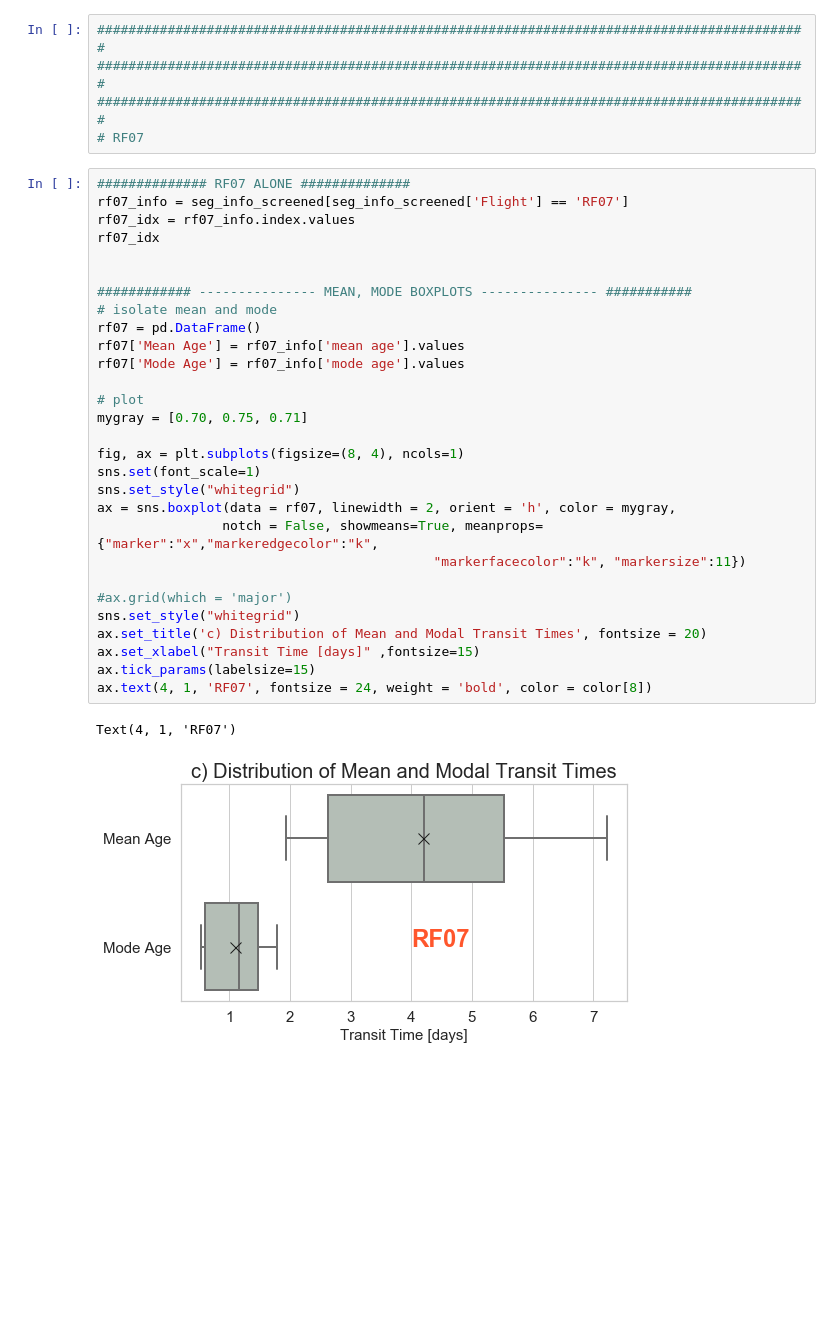
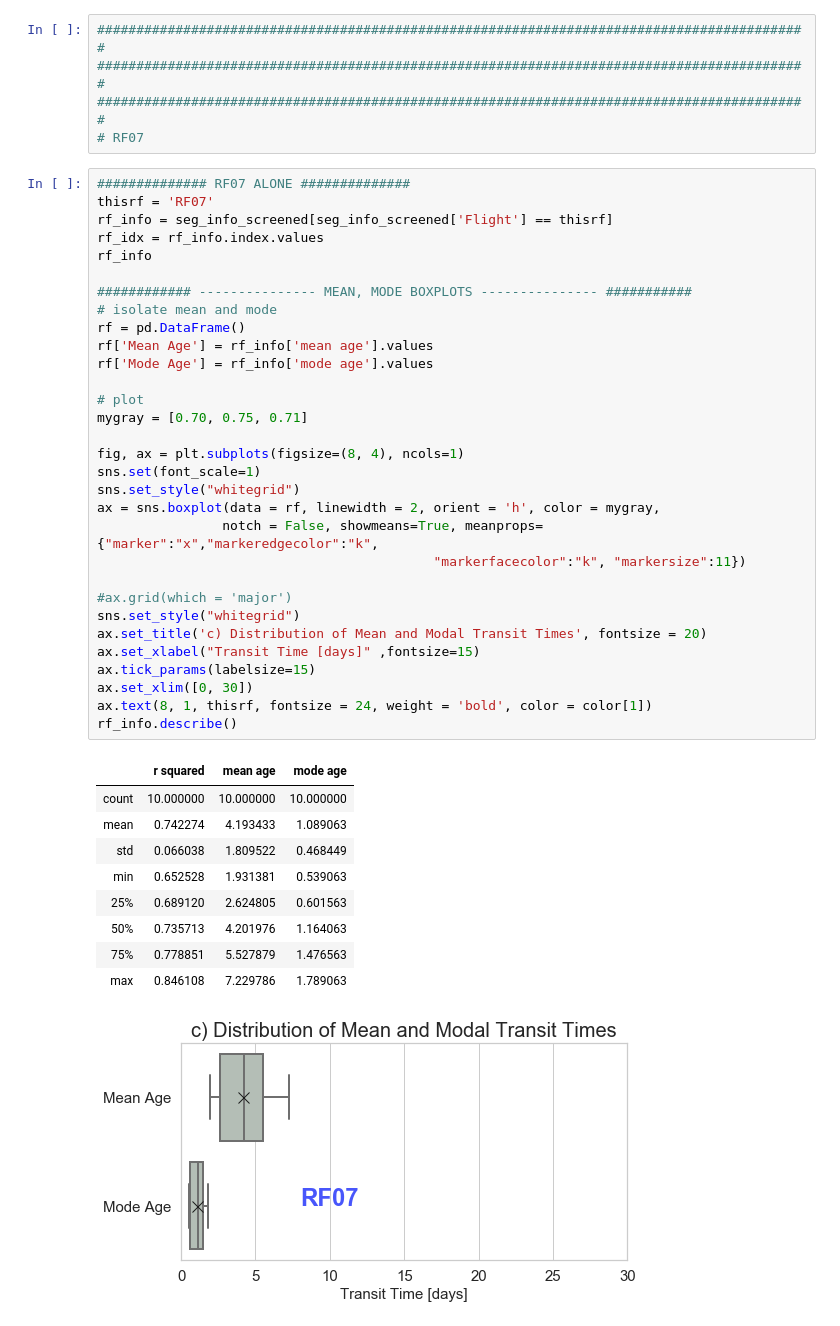
Before and after one commit to schelpon/TTS_2020_HD, a Jupyter notebook: get_tts/tts_vary_ut/plots_for_campavgbl_bltau_twp/plot_individual_flights.ipynb, the cells around one changed output. Saved outputs shown, nothing was run; the diff lists cells and outputs as text; blank space fills up the shorter version.

```diff
--- a/get_tts/tts_vary_ut/plots_for_campavgbl_bltau_twp/plot_individual_flights.ipynb
+++ b/get_tts/tts_vary_ut/plots_for_campavgbl_bltau_twp/plot_individual_flights.ipynb
@@ -46,36 +378,46 @@ t_allseg_screened = t_allseg[high_r2_idx]
 # RF07
 # %%
 ############## RF07 ALONE ##############
-rf07_info = seg_info_screened[seg_info_screened['Flight'] == 'RF07']
-rf07_idx = rf07_info.index.values
-rf07_idx
-
+thisrf = 'RF07'
+rf_info = seg_info_screened[seg_info_screened['Flight'] == thisrf]
+rf_idx = rf_info.index.values
+rf_info
 
 ############ --------------- MEAN, MODE BOXPLOTS --------------- ###########
 # isolate mean and mode
-rf07 = pd.DataFrame()
-rf07['Mean Age'] = rf07_info['mean age'].values
-rf07['Mode Age'] = rf07_info['mode age'].values
+rf = pd.DataFrame()
+rf['Mean Age'] = rf_info['mean age'].values
+rf['Mode Age'] = rf_info['mode age'].values
 
 # plot
 mygray = [0.70, 0.75, 0.71]
 
 fig, ax = plt.subplots(figsize=(8, 4), ncols=1)
 sns.set(font_scale=1)
 sns.set_style("whitegrid")
-ax = sns.boxplot(data = rf07, linewidth = 2, orient = 'h', color = mygray,
+ax = sns.boxplot(data = rf, linewidth = 2, orient = 'h', color = mygray,
                 notch = False, showmeans=True, meanprops={"marker":"x","markeredgecolor":"k",
                                            "markerfacecolor":"k", "markersize":11})
 
 #ax.grid(which = 'major')
 sns.set_style("whitegrid")
 ax.set_title('c) Distribution of Mean and Modal Transit Times', fontsize = 20)
 ax.set_xlabel("Transit Time [days]" ,fontsize=15)
 ax.tick_params(labelsize=15)
-ax.text(4, 1, 'RF07', fontsize = 24, weight = 'bold', color = color[8])
+ax.set_xlim([0, 30])
+ax.text(8, 1, thisrf, fontsize = 24, weight = 'bold', color = color[1])
+rf_info.describe()
 # %% [output]
-Text(4, 1, 'RF07')
+|  | r squared | mean age | mode age |
+| count | 10.000000 | 10.000000 | 10.000000 |
+| mean | 0.742274 | 4.193433 | 1.089063 |
+| std | 0.066038 | 1.809522 | 0.468449 |
+| min | 0.652528 | 1.931381 | 0.539063 |
+| 25% | 0.689120 | 2.624805 | 0.601563 |
+| 50% | 0.735713 | 4.201976 | 1.164063 |
+| 75% | 0.778851 | 5.527879 | 1.476563 |
+| max | 0.846108 | 7.229786 | 1.789063 |
-[figure, old version]
+[figure, new version]
 # %%
 ############ --------------- PLOT IT! --------------- ###########
 add_meanmode = 0
```
Also changed, not shown: parts of 32 cells of this notebook, 4 other files.
